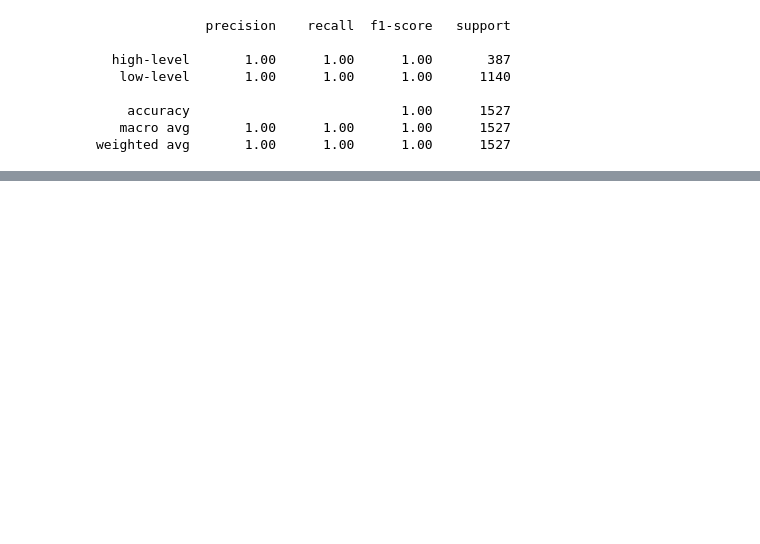
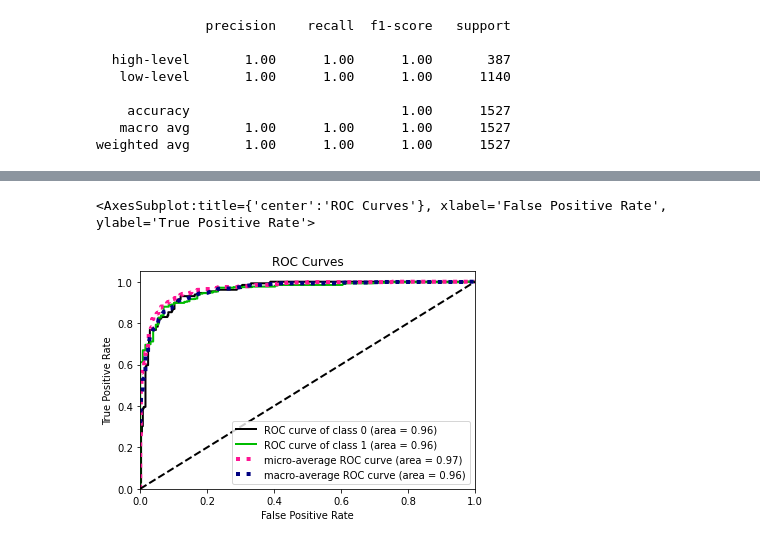
Before and after one commit to OrnelaDanushi/DM-project21, a Jupyter notebook: Task3/Classification.ipynb, the cells around one changed output, grey strips where cells are left out. Cells and saved outputs as stored; diff of their text form; code cells hidden in the pictures; blank space fills up the shorter version.

```diff
--- a/Task3/Classification.ipynb
+++ b/Task3/Classification.ipynb
@@ -727,0 +754,7 @@ weighted avg       0.86      0.86      0.86       510
+# %%
+import wittgenstein as lw
+param_grid = {
+    "prune_size": [0.2, 0.5, 0.6, 0.7],
+    "k": [1, 3, 5, 7, 10]
+}
+rb_grid = GridSearchCV(lw.RIPPER(), param_grid=param_grid)
@@ -727,0 +833,6 @@ weighted avg       0.86      0.86      0.86       510
+# %%
+test_pred_proba_rf = rf_grid.predict_proba(test_set)
+skplt.metrics.plot_roc(test_label, test_pred_proba_rf)
+# %% [output]
+<AxesSubplot:title={'center':'ROC Curves'}, xlabel='False Positive Rate', ylabel='True Positive Rate'>
+[figure, added]
```
Also changed, not shown: parts of 28 cells of this notebook.
